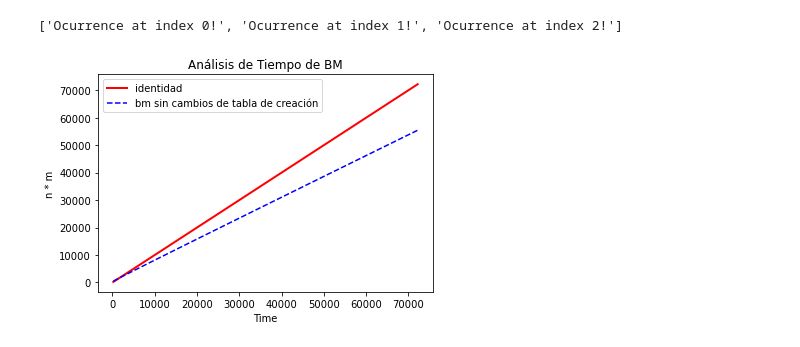
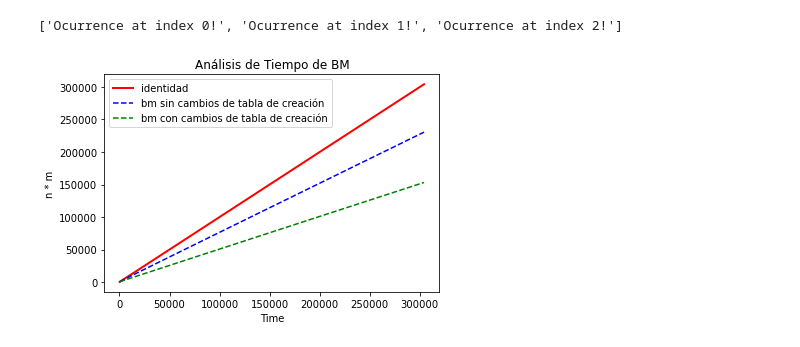
Before and after one commit to XarthDaichi/ProyectoInvestigacionEstructurasDiscretas, a Jupyter notebook: codigoPythonJupyter/bm/boyermoore.ipynb, the cells around one changed output. Saved outputs shown, nothing was run; the diff lists cells and outputs as text; code cells hidden in the pictures.

```diff
--- a/codigoPythonJupyter/bm/boyermoore.ipynb
+++ b/codigoPythonJupyter/bm/boyermoore.ipynb
@@ -199,32 +208,35 @@ def bm_instrumentadov2(pat, txt):
             if(pat[j] != txt[i+j]):
                 break
             submatch += 1
         if submatch == sizeP:
             ocurrences.append(f"Ocurrence at index {i}!")
         else:
             if usesTable1: i += bcT[ord(txt[i+j])]
             else: gsT[j]
     return cont
 
 def test_BM_instrumentado(start, end, inc):
     graph = []
     graph.append([])
     graph.append([])
+    graph.append([])
     for i in range(start, end, inc):
         a = "aa" * i
         b = "a" * i
         graph[0] += [len(a) * len(b)]
         graph[1] += [ bm_instrumentado(b, a)]
+        graph[2] += [ bm_instrumentadov2(b, a)]
     return graph
 
-g = test_BM_instrumentado(10, 200, 10)
+g = test_BM_instrumentado(10, 400, 10)
 tempX = list(range(10, 800, 10))
 plt.plot(g[0], g[0], color="red", label="identidad", linewidth=2.0)
 plt.plot(g[0], g[1],  "--", color="blue", label="bm sin cambios de tabla de creación")
+plt.plot(g[0], g[2], "--", color="green", label="bm con cambios de tabla de creación")
 plt.legend()
 plt.xlabel('Time')
 plt.ylabel("n * m")
 plt.title("Análisis de Tiempo de BM")
 plt.show()
 # %% [output]
-[figure, old version]
+[figure, new version]
```
Also changed, not shown: parts of 1 cell of this notebook, 16 other files.
